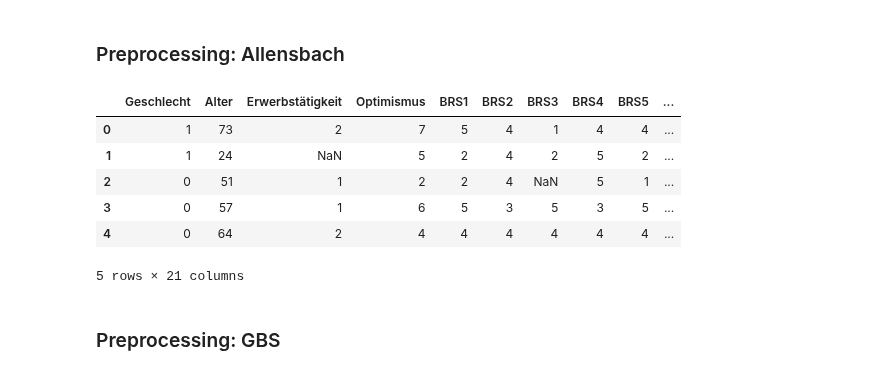
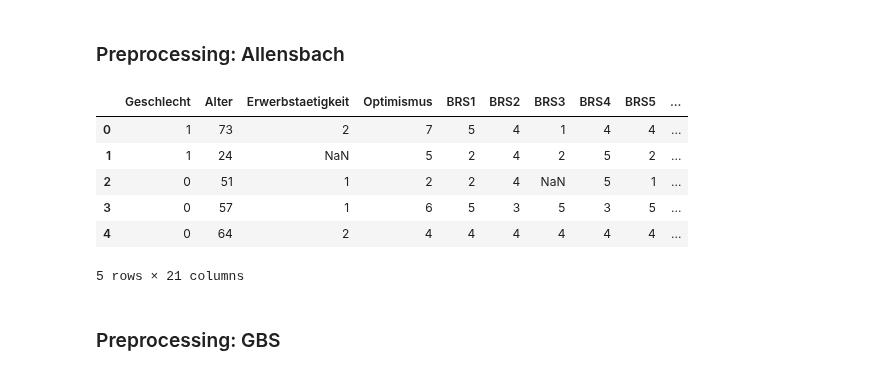
Before and after one commit to laksannathan/maximal-representative-sampling, a Jupyter notebook: src/GBS_Allensbach.ipynb, the cells around one changed output. Saved outputs shown, nothing was run; the diff lists cells and outputs as text; code cells hidden in the pictures.

```diff
--- a/src/GBS_Allensbach.ipynb
+++ b/src/GBS_Allensbach.ipynb
@@ -89,29 +89,29 @@ Each row is labelled with its (survey) *source*.
 # %%
 allensbach_cols = ['S01', 'S02', 'S03_rec', 'S04_rec', 'S05',
                    'V04_01', 'V04_02', 'V04_03', 'V04_04', 'V04_05', 'V04_06',
                    'S06b_rec', 'V01', 'V22',
                    'V20_5', 'V20_6', 'V20_7',
                    'V20_1', 'V20_2', 'V20_3', 'V20_4']
 
-names = ['Geschlecht', 'Alter', 'Schulabschluss', 'Berufsgruppe', 'Erwerbstätigkeit',
+names = ['Geschlecht', 'Alter', 'Schulabschluss', 'Berufsgruppe', 'Erwerbstaetigkeit',
          'BRS1', 'BRS2', 'BRS3', 'BRS4', 'BRS5', 'BRS6',
          'woechentlicheArbeitszeit', 'Optimismus', 'Pessimismus',
          'ASKU1', 'ASKU2', 'ASKU3',
          'IE_int1', 'IE_int2', 'IE_ext1', 'IE_ext2']
 
 allensbach = pd.read_csv(os.path.join(path, 'Allensbach/abs_data.csv'),
                          usecols = allensbach_cols,
                          delimiter=';', low_memory=False)
 
 allensbach.replace(',', '.', regex=True, inplace=True)
 allensbach.replace(' ', np.nan, regex=True, inplace=True)
 
 allensbach.rename(columns= dict(zip(allensbach_cols, names)), inplace=True)
 allensbach.Geschlecht = allensbach.Geschlecht -1
 
 allensbach.head()
 # %% [output]
-|  | Geschlecht | Alter | Erwerbstätigkeit | Optimismus | BRS1 | BRS2 | BRS3 | BRS4 | BRS5 | ... |
+|  | Geschlecht | Alter | Erwerbstaetigkeit | Optimismus | BRS1 | BRS2 | BRS3 | BRS4 | BRS5 | ... |
 | 0 | 1 | 73 | 2 | 7 | 5 | 4 | 1 | 4 | 4 | ... |
 | 1 | 1 | 24 | NaN | 5 | 2 | 4 | 2 | 5 | 2 | ... |
 | 2 | 0 | 51 | 1 | 2 | 2 | 4 | NaN | 5 | 1 | ... |
```
Also changed, not shown: parts of 5 cells of this notebook, 3 other files.
